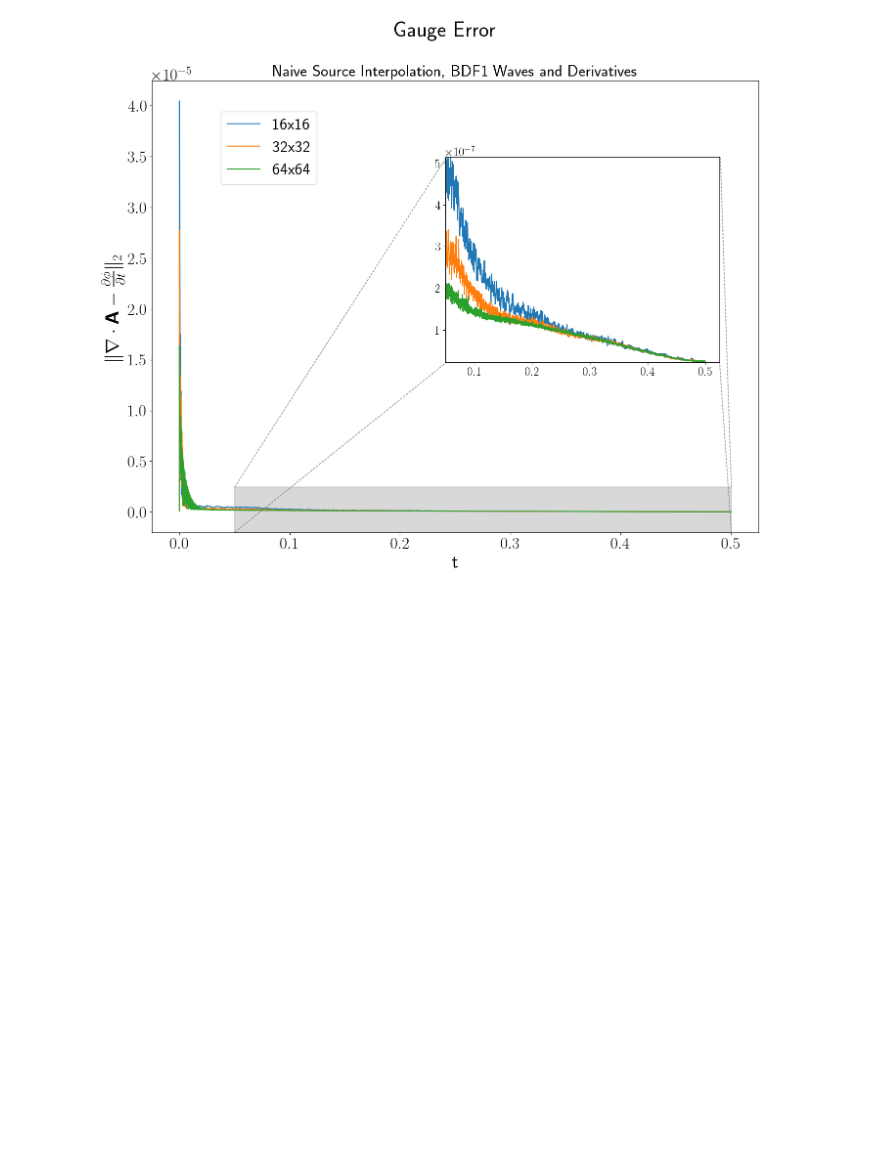
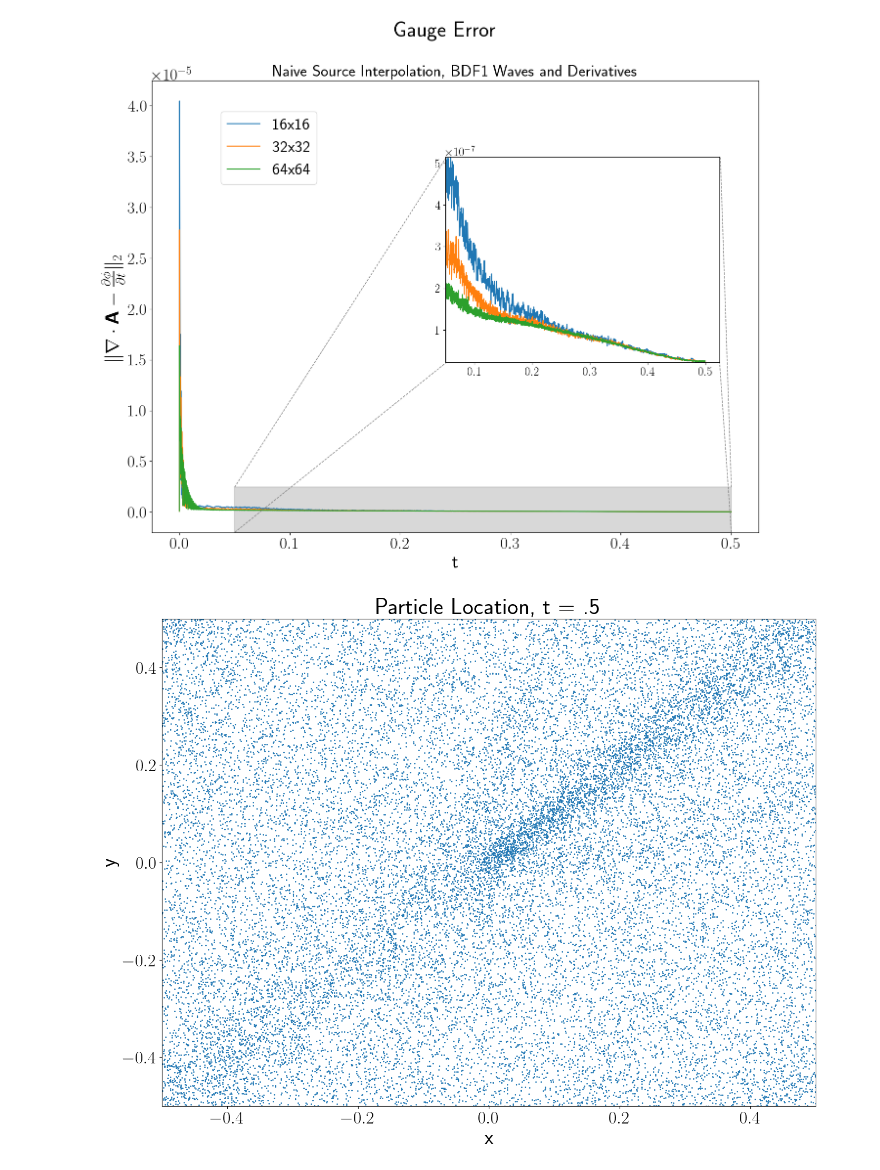
Before and after one commit to Grey-Haven/MOLT, a Jupyter notebook: MOLT_Matlab/results/analysis.ipynb, the cells around one changed output. Cells and saved outputs as stored; diff of their text form; code cells hidden in the pictures; blank space fills up the shorter version.

Commit message:
Better visualization

```diff
--- a/MOLT_Matlab/results/analysis.ipynb
+++ b/MOLT_Matlab/results/analysis.ipynb
@@ -135,6 +135,10 @@ for particle_count_multiplier in particle_count_multipliers:
 # %%
 # Define the region to zoom in
 zoom_start, zoom_end = np.searchsorted(ts_16,.05), len(ts_16)
+
+supTitleSize = 32
+labelSize = 28
+tickSize = 24
 
 # Create the main plot
 plt.figure(figsize=(16, 12))
@@ -142,15 +146,15 @@ plt.figure(figsize=(16, 12))
 plt.plot(ts_16,l2_err_16, label='16x16')
 plt.plot(ts_32,l2_err_32, label='32x32')
 plt.plot(ts_64,l2_err_64, label='64x64')
-plt.suptitle(r"Gauge Error", fontsize=32)
+plt.suptitle(r"Gauge Error", fontsize=supTitleSize)
 plt.title(update_method_title, fontsize=24)
 
-plt.xlabel(r"t", fontsize=28)
-plt.ylabel(r"$\lVert \nabla \cdot \textbf{A} - \frac{\partial \phi}{\partial t}\rVert_2$", fontsize=28)
+plt.xlabel(r"t", fontsize=labelSize)
+plt.ylabel(r"$\lVert \nabla \cdot \textbf{A} - \frac{\partial \phi}{\partial t}\rVert_2$", fontsize=labelSize)
 
-plt.xticks(fontsize=24)
-plt.yticks(fontsize=24)
-plt.gca().yaxis.get_offset_text().set_fontsize(24)
+plt.xticks(fontsize=tickSize)
+plt.yticks(fontsize=tickSize)
+plt.gca().yaxis.get_offset_text().set_fontsize(tickSize)
 
 plt.legend(fontsize="24", loc='upper left', bbox_to_anchor=(.1, .95))
 
@@ -258,0 +247,23 @@ for particle_count_multiplier in particle_count_multipliers:
+# %%
+# n = 200
+x_scatter = [float(string) for string in particle_locations_x]
+y_scatter = [float(string) for string in particle_locations_y]
+# %%
+plt.figure(figsize=(16, 12))
+plt.scatter(x_scatter,y_scatter,s=1)
+plt.xlim([-.5,.5])
+plt.ylim([-.5,.5])
+plt.xlabel(r"x", fontsize=labelSize)
+plt.ylabel(r"y", fontsize=labelSize)
+plt.title(r"Particle Location, t = .5", fontsize=supTitleSize)
+
+plt.xticks(fontsize=tickSize)
+plt.yticks(fontsize=tickSize)
+plt.gca().yaxis.get_offset_text().set_fontsize(tickSize)
+
+figpath = path_64 + "\\particle_location_t_" + str(t) + "_" + update_method_folder + ".jpg"
+
+plt.savefig(figpath)
+plt.show()
+# %% [output]
+[figure, added]
```
Also changed, not shown: parts of 2 cells of this notebook.
